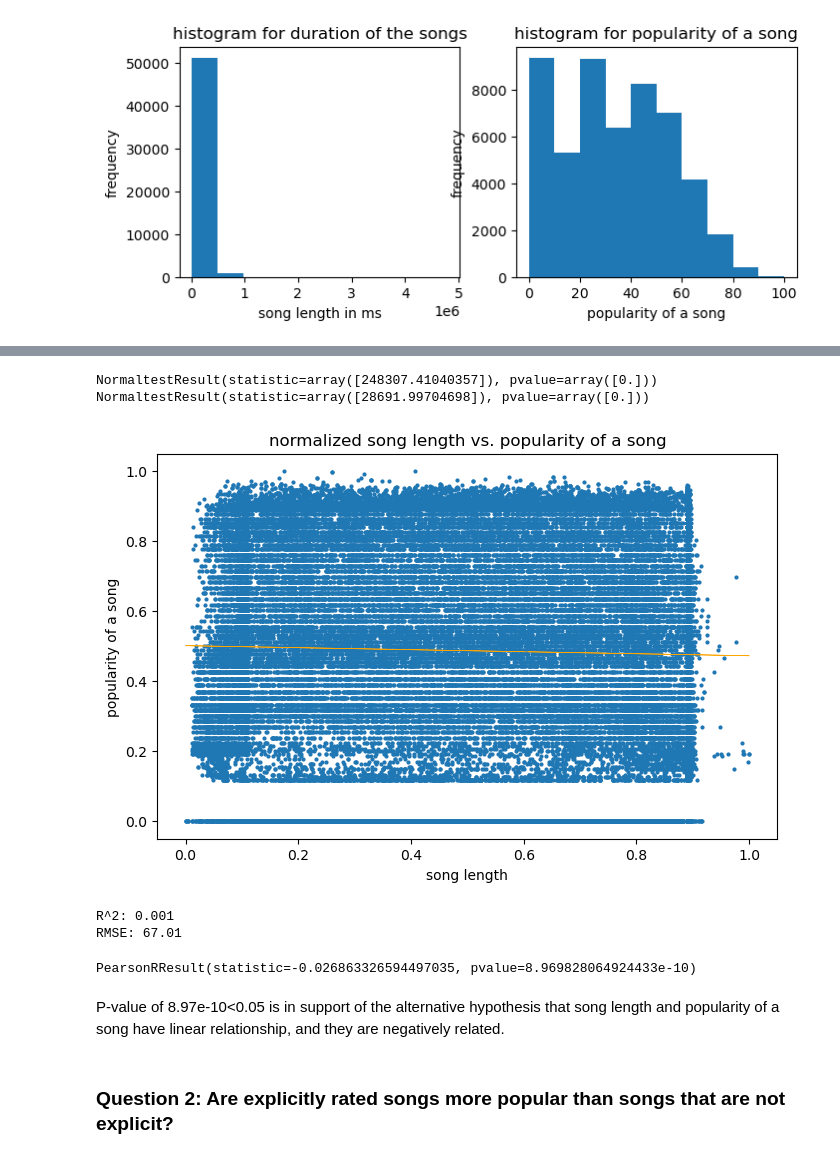
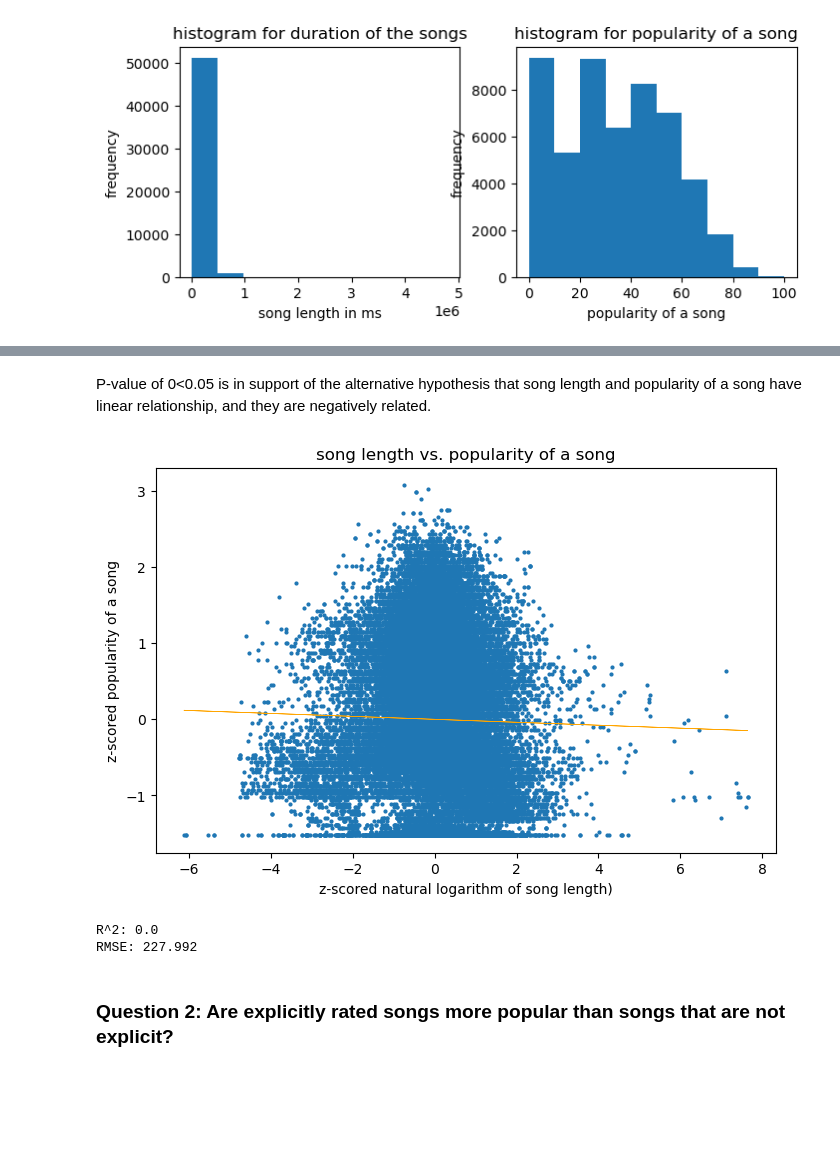
Before and after one commit to Archertakesitez/capstone_project_1001, a Jupyter notebook: capstone_ds14.ipynb, the cells around one changed output, grey strips where cells are left out. Drawn from its saved outputs; the diff is of its cells as text; code cells hidden in the pictures; blank space fills up the shorter version.

```diff
--- a/capstone_ds14.ipynb
+++ b/capstone_ds14.ipynb
@@ -70,0 +81,9 @@ NormaltestResult(statistic=89338.51687708273, pvalue=0.0) NormaltestResult(stati
+# %%
+import statsmodels.api as sm
+from scipy.stats import zscore
+#zscoring data to spot correlation more easily
+z_dur = zscore(logged_dur)
+duration_added = sm.add_constant(z_dur)
+z_pop = zscore(popularity_vals)
+model = sm.OLS(z_pop,duration_added).fit()
+print(model.summary())
@@ -71,44 +108,23 @@ NormaltestResult(statistic=89338.51687708273, pvalue=0.0) NormaltestResult(stati
+# %% [markdown]
+P-value of 0<0.05 is in support of the alternative hypothesis that song length and popularity of a song have linear relationship, and they are negatively related.
 # %%
-from sklearn.preprocessing import QuantileTransformer
-from sklearn.linear_model import LinearRegression
 from sklearn.metrics import r2_score
-#normalize the duration data using quantile transformer, then fit linear regression model
-qt = QuantileTransformer(n_quantiles=10, random_state=random_seed)
-duration_exp = duration_vals.reshape(-1,1)
-transformed_duration = qt.fit_transform(duration_exp)
-print(normaltest(transformed_duration))
-x = transformed_duration.reshape(-1,)
-popularity_exp = popularity_vals.reshape(-1,1)
-transformed_popularity = qt.fit_transform(popularity_exp)
-print(normaltest(transformed_popularity))
-y = transformed_popularity.reshape(-1,)
-reg1 = LinearRegression()
-reg1.fit(transformed_duration,y)
-y_hat = float(reg1.coef_[0])*x+ + reg1.intercept_
+y_hat = float(model.params[1])*z_dur+ model.params[0]
 plt.figure(figsize=(8,5))
-plt.plot(x, y, 'o', ms=2)
-plt.plot(x, y_hat, color='orange', linewidth=0.5) # orange line for the fox
-plt.xlabel("song length")
-plt.ylabel("popularity of a song")
-plt.title("normalized song length vs. popularity of a song")
+plt.plot(z_dur, z_pop, 'o', ms=2)
+plt.plot(z_dur, y_hat, color='orange', linewidth=0.5) # orange line for the fox
+plt.xlabel("z-scored natural logarithm of song length)")
+plt.ylabel("z-scored popularity of a song")
+plt.title("song length vs. popularity of a song")
 plt.show()
-r2 = r2_score(y,y_hat)
+r2 = r2_score(z_pop,y_hat)
 print('R^2:', r2.round(3))
-rmse = np.sqrt(np.mean(np.sum((y-y_hat)**2)))
+rmse = np.sqrt(np.mean(np.sum((z_pop-y_hat)**2)))
 print('RMSE:', rmse.round(3))
 # %% [output]
+[figure, new version]
-NormaltestResult(statistic=array([248307.41040357]), pvalue=array([0.]))
-NormaltestResult(statistic=array([28691.99704698]), pvalue=array([0.]))
+R^2: 0.0
+RMSE: 227.992
-[figure, old version]
-R^2: 0.001
-RMSE: 67.01
-# %%
-from scipy.stats.stats import pearsonr
-pearsonr(x,y)
-# %% [output]
-PearsonRResult(statistic=-0.026863326594497035, pvalue=8.969828064924433e-10)
-# %% [markdown]
-P-value of 8.97e-10<0.05 is in support of the alternative hypothesis that song length and popularity of a song have linear relationship, and they are negatively related.
 # %% [markdown]
 ### Question 2: Are explicitly rated songs more popular than songs that are not explicit?
 # %%
```
Also changed, not shown: parts of 4 cells of this notebook, 4 other files.
